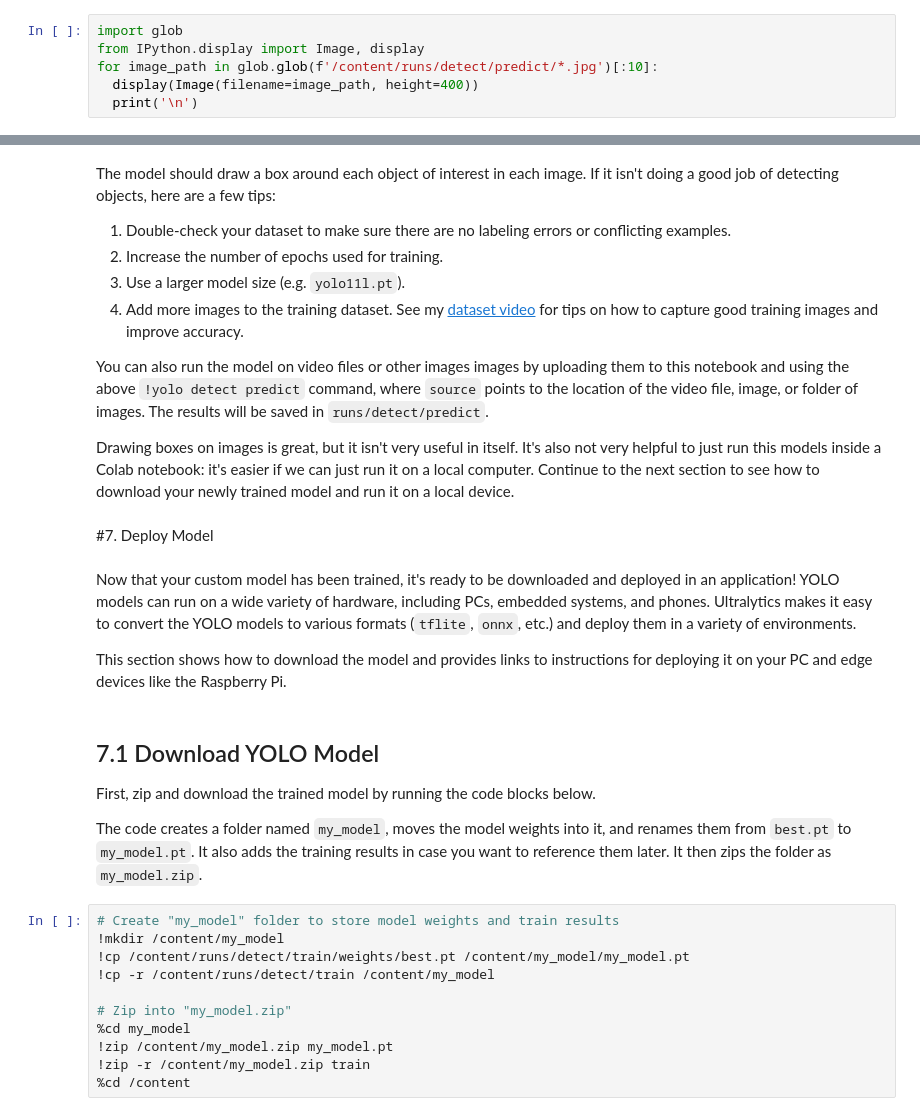
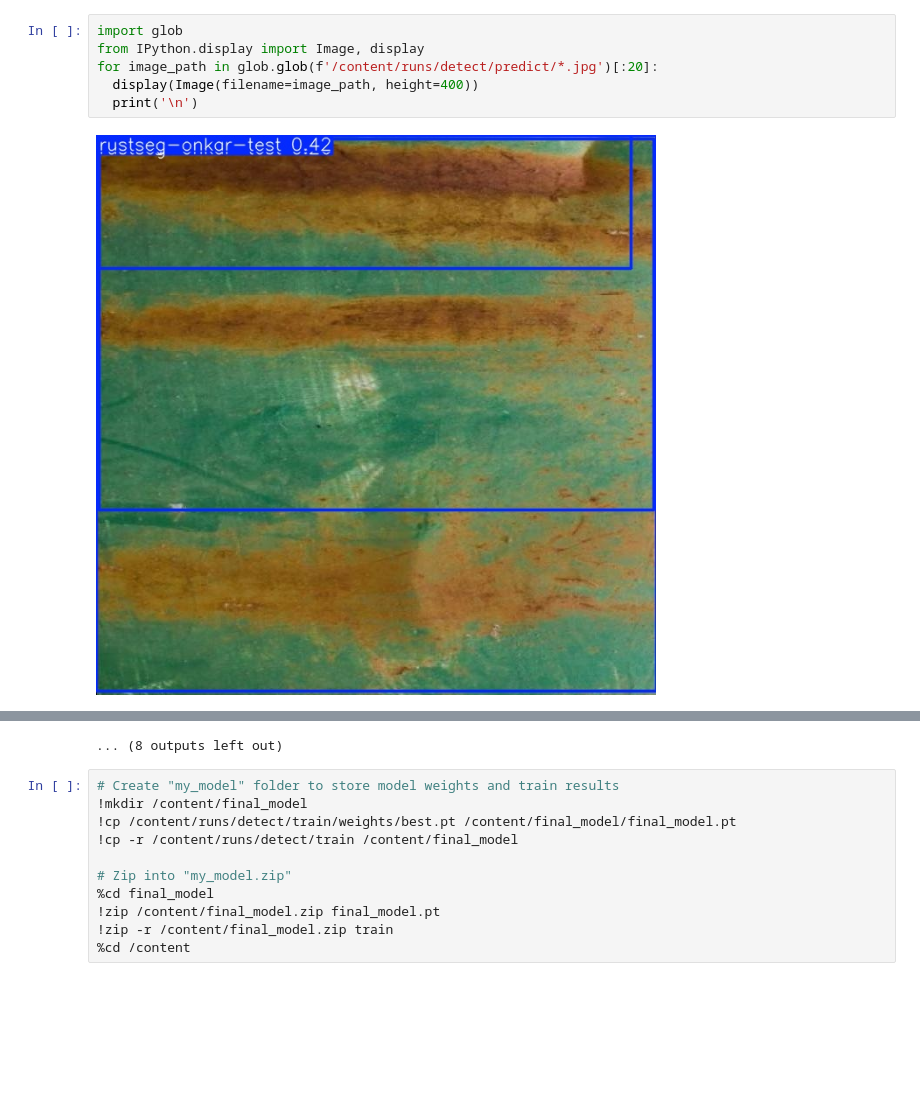
Before and after one commit to OnkarSagare27/surface-fault-detection-yolov11s, a Jupyter notebook: notebook.ipynb, the cells around one changed output, grey strips where cells are left out. Saved outputs shown, nothing was run; the diff lists cells and outputs as text; blank space fills up the shorter version.

```diff
--- a/notebook.ipynb
+++ b/notebook.ipynb
@@ -327,6 +65,8 @@ The model has been trained; now it's time to test it! The commands below run the
 # %%
 import glob
 from IPython.display import Image, display
-for image_path in glob.glob(f'/content/runs/detect/predict/*.jpg')[:10]:
+for image_path in glob.glob(f'/content/runs/detect/predict/*.jpg')[:20]:
   display(Image(filename=image_path, height=400))
   print('\n')
+# %% [output]
+[figure, added]
@@ -333,34 +84,12 @@ for image_path in glob.glob(f'/content/runs/detect/predict/*.jpg')[:10]:
+... (8 outputs left out)
-# %% [markdown]
-The model should draw a box around each object of interest in each image. If it isn't doing a good job of detecting objects, here are a few tips:
-
-1. Double-check your dataset to make sure there are no labeling errors or conflicting examples.
-2. Increase the number of epochs used for training.
-3. Use a larger model size (e.g. `yolo11l.pt`).
-4. Add more images to the training dataset. See my [dataset video](https://www.youtube.com/watch?v=v0ssiOY6cfg) for tips on how to capture good training images and improve accuracy.
-
-You can also run the model on video files or other images images by uploading them to this notebook and using the above `!yolo detect predict` command, where `source` points to the location of the video file, image, or folder of images. The results will be saved in `runs/detect/predict`.
-
-Drawing boxes on images is great, but it isn't very useful in itself. It's also not very helpful to just run this models inside a Colab notebook: it's easier if we can just run it on a local computer. Continue to the next section to see how to download your newly trained model and run it on a local device.
-# %% [markdown]
-#7.&nbsp;Deploy Model
-# %% [markdown]
-Now that your custom model has been trained, it's ready to be downloaded and deployed in an application! YOLO models can run on a wide variety of hardware, including PCs, embedded systems, and phones. Ultralytics makes it easy to convert the YOLO models to various formats (`tflite`, `onnx`, etc.) and deploy them in a variety of environments.
-
-This section shows how to download the model and provides links to instructions for deploying it on your PC and edge devices like the Raspberry Pi.
-# %% [markdown]
-## 7.1 Download YOLO Model
-
-First, zip and download the trained model by running the code blocks below.
-
-The code creates a folder named `my_model`, moves the model weights into it, and renames them from `best.pt` to `my_model.pt`. It also adds the training results in case you want to reference them later. It then zips the folder as `my_model.zip`.
 # %%
 # Create "my_model" folder to store model weights and train results
-!mkdir /content/my_model
-!cp /content/runs/detect/train/weights/best.pt /content/my_model/my_model.pt
-!cp -r /content/runs/detect/train /content/my_model
+!mkdir /content/final_model
+!cp /content/runs/detect/train/weights/best.pt /content/final_model/final_model.pt
+!cp -r /content/runs/detect/train /content/final_model
 
 # Zip into "my_model.zip"
-%cd my_model
-!zip /content/my_model.zip my_model.pt
-!zip -r /content/my_model.zip train
+%cd final_model
+!zip /content/final_model.zip final_model.pt
+!zip -r /content/final_model.zip train
 %cd /content
```
Also changed, not shown: parts of 42 cells of this notebook.
